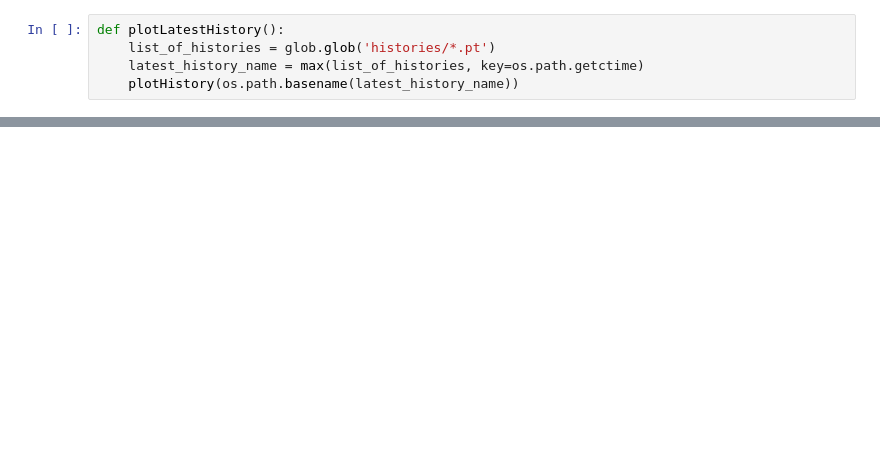
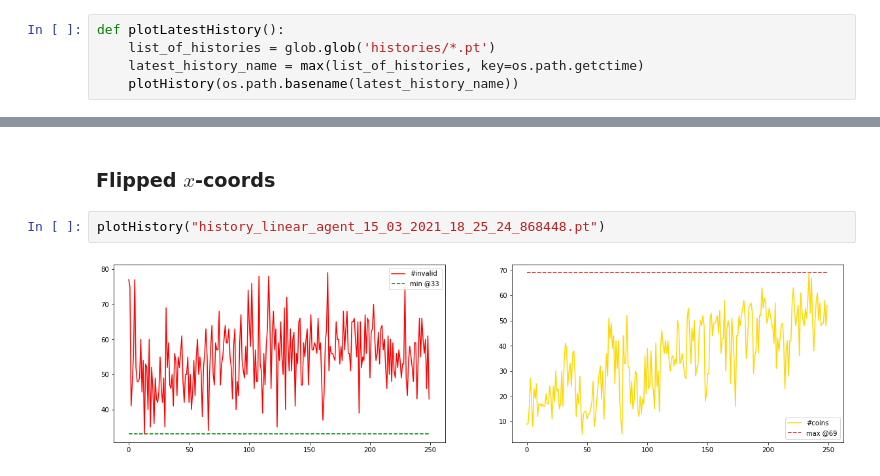
Before and after one commit to hericks/FML, a Jupyter notebook: bomberman_rl/agent_code/linear_agent/monitoring.ipynb, the cells around one changed output, grey strips where cells are left out. Cells and saved outputs as stored; diff of their text form; blank space fills up the shorter version.

```diff
--- a/bomberman_rl/agent_code/linear_agent/monitoring.ipynb
+++ b/bomberman_rl/agent_code/linear_agent/monitoring.ipynb
@@ -34,0 +39,6 @@ plotLatestHistory()
+# %% [markdown]
+### Flipped $x$-coords
+# %%
+plotHistory("history_linear_agent_15_03_2021_18_25_24_868448.pt")
+# %% [output]
+[figure, added]
```
Also changed, not shown: parts of 8 cells of this notebook.
